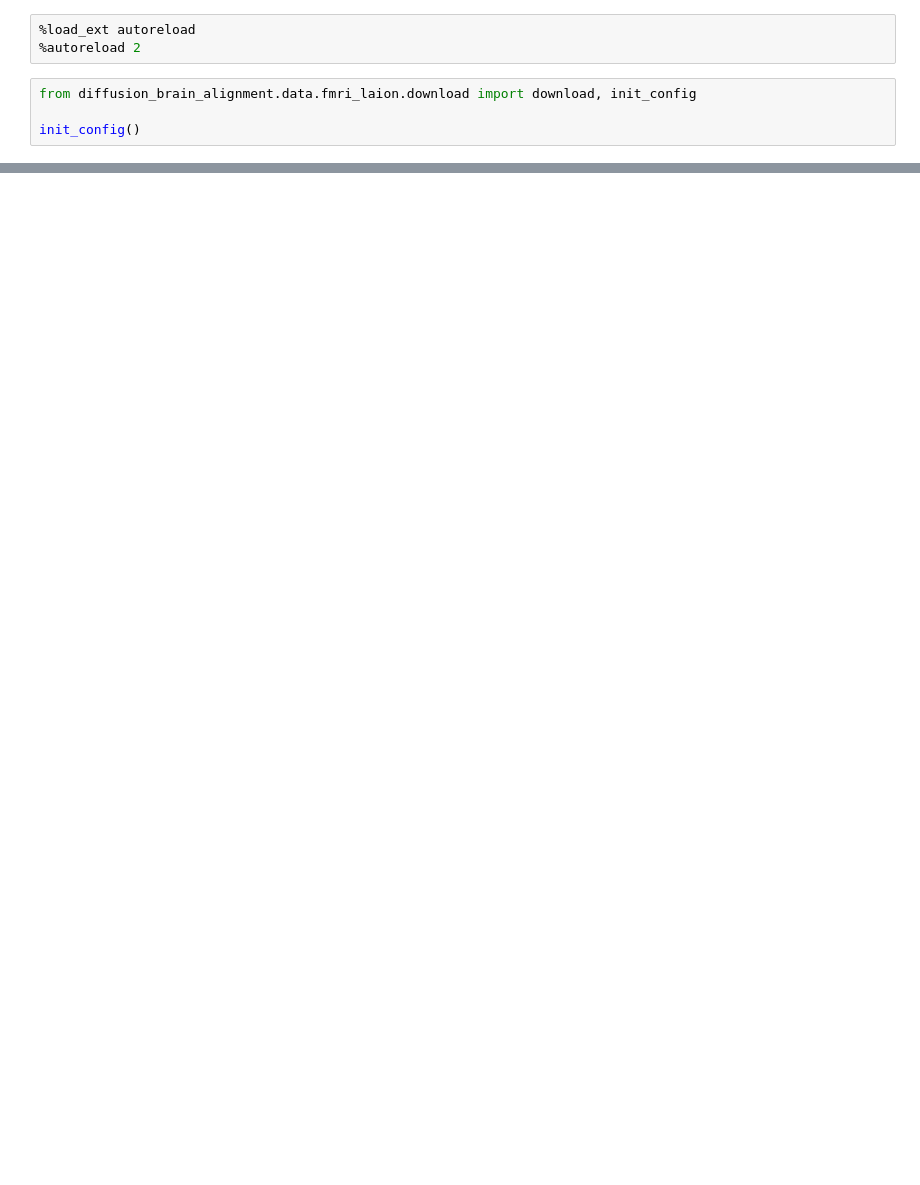
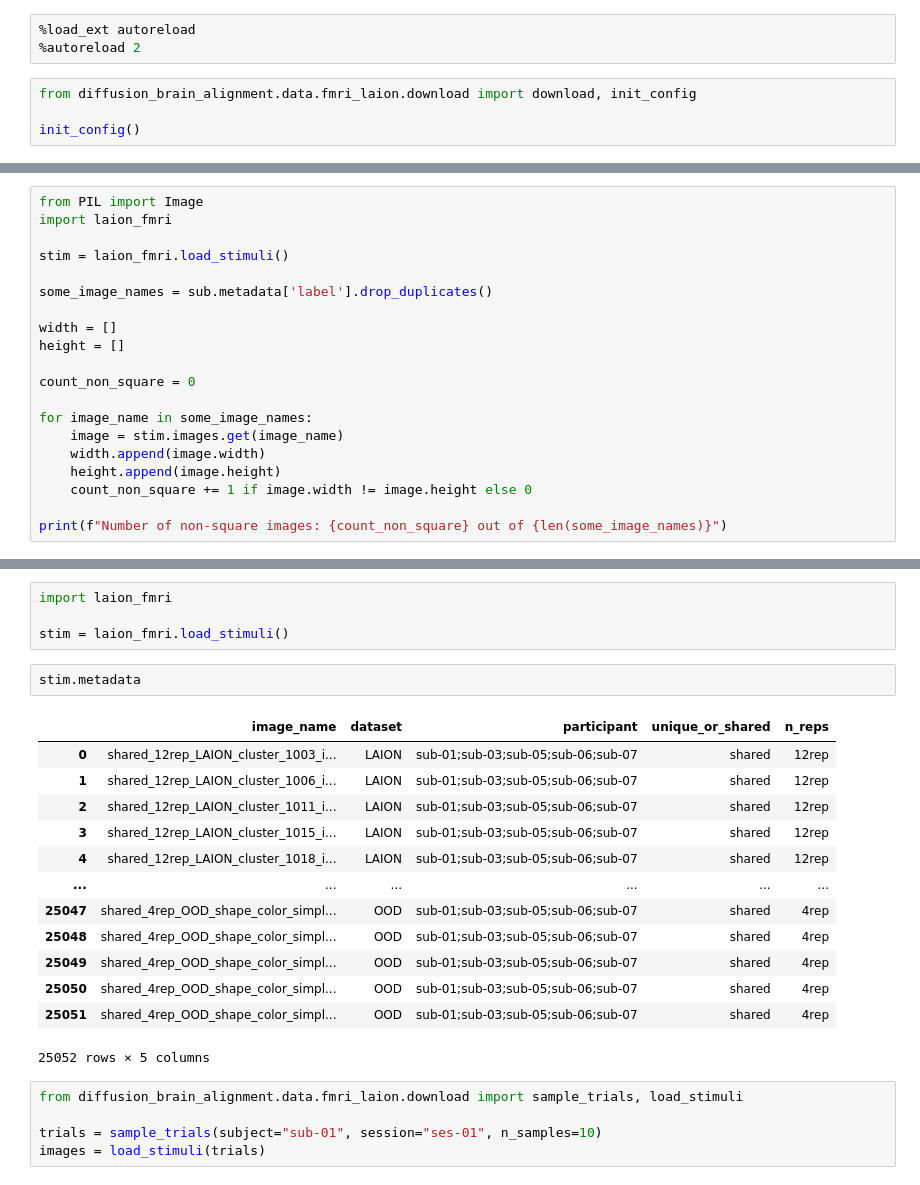
Before and after one commit to ibrahimhabibeg/diffusion-brain-alignment, a Jupyter notebook: notebooks/index.ipynb, the cells around one changed output, grey strips where cells are left out. Cells and saved outputs as stored; diff of their text form; blank space fills up the shorter version.

```diff
--- a/notebooks/index.ipynb
+++ b/notebooks/index.ipynb
@@ -31,0 +68,20 @@ https://laion-fmri.hebartlab.com/terms — see
+# %%
+from PIL import Image
+import laion_fmri
+
+stim = laion_fmri.load_stimuli()
+
+some_image_names = sub.metadata['label'].drop_duplicates()
+
+width = []
+height = []
+
+count_non_square = 0
+
+for image_name in some_image_names:
+    image = stim.images.get(image_name)
+    width.append(image.width)
+    height.append(image.height)
+    count_non_square += 1 if image.width != image.height else 0
+
+print(f"Number of non-square images: {count_non_square} out of {len(some_image_names)}")
@@ -31,0 +104,25 @@ https://laion-fmri.hebartlab.com/terms — see
+# %%
+import laion_fmri
+
+stim = laion_fmri.load_stimuli()
+# %%
+stim.metadata
+# %% [output]
+|  | image_name | dataset | participant | unique_or_shared | n_reps |
+| 0 | shared_12rep_LAION_cluster_1003_i... | LAION | sub-01;sub-03;sub-05;sub-06;sub-07 | shared | 12rep |
+| 1 | shared_12rep_LAION_cluster_1006_i... | LAION | sub-01;sub-03;sub-05;sub-06;sub-07 | shared | 12rep |
+| 2 | shared_12rep_LAION_cluster_1011_i... | LAION | sub-01;sub-03;sub-05;sub-06;sub-07 | shared | 12rep |
+| 3 | shared_12rep_LAION_cluster_1015_i... | LAION | sub-01;sub-03;sub-05;sub-06;sub-07 | shared | 12rep |
+| 4 | shared_12rep_LAION_cluster_1018_i... | LAION | sub-01;sub-03;sub-05;sub-06;sub-07 | shared | 12rep |
+| ... | ... | ... | ... | ... | ... |
+| 25047 | shared_4rep_OOD_shape_color_simpl... | OOD | sub-01;sub-03;sub-05;sub-06;sub-07 | shared | 4rep |
+| 25048 | shared_4rep_OOD_shape_color_simpl... | OOD | sub-01;sub-03;sub-05;sub-06;sub-07 | shared | 4rep |
+| 25049 | shared_4rep_OOD_shape_color_simpl... | OOD | sub-01;sub-03;sub-05;sub-06;sub-07 | shared | 4rep |
+| 25050 | shared_4rep_OOD_shape_color_simpl... | OOD | sub-01;sub-03;sub-05;sub-06;sub-07 | shared | 4rep |
+| 25051 | shared_4rep_OOD_shape_color_simpl... | OOD | sub-01;sub-03;sub-05;sub-06;sub-07 | shared | 4rep |
+25052 rows × 5 columns
+# %%
+from diffusion_brain_alignment.data.fmri_laion.download import sample_trials, load_stimuli
+
+trials = sample_trials(subject="sub-01", session="ses-01", n_samples=10)
+images = load_stimuli(trials)
```
Also changed, not shown: parts of 12 cells of this notebook, 3 other files.
